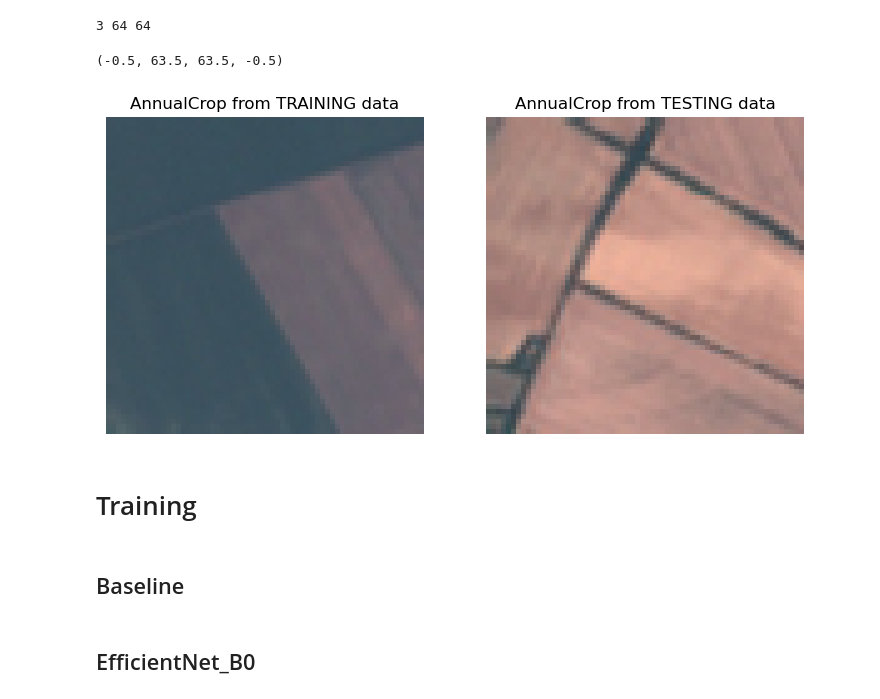
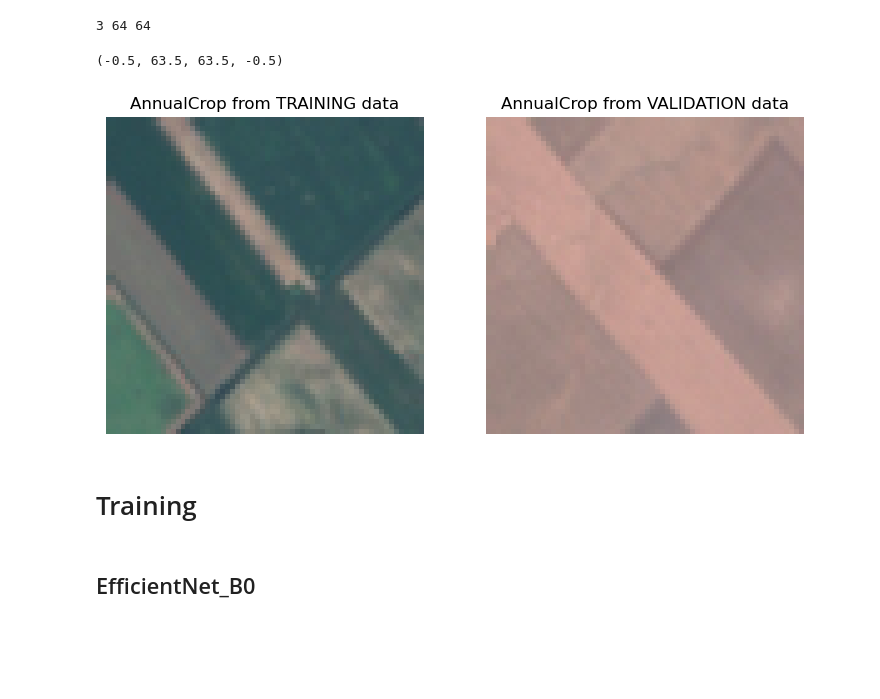
Before and after one commit to amrirasyidi/ztm_pytorch_exercise, a Jupyter notebook: 04_pytorch_custom_dataset_excercise.ipynb, the cells around one changed output. Drawn from its saved outputs; the diff is of its cells as text; code cells hidden in the pictures; blank space fills up the shorter version.

```diff
--- a/04_pytorch_custom_dataset_excercise.ipynb
+++ b/04_pytorch_custom_dataset_excercise.ipynb
@@ -208,34 +142,33 @@ transform = transforms.Compose([
 train_dataset = datasets.ImageFolder(root=train_path, transform=transform)
 train_loader = DataLoader(train_dataset, batch_size=BATCH_SIZE, shuffle=True)
 
-test_dataset = datasets.ImageFolder(root=test_path, transform=transform)
-test_loader = DataLoader(test_dataset, batch_size=BATCH_SIZE, shuffle=False)
+valid_dataset = datasets.ImageFolder(root=valid_path, transform=transform)
+valid_loader = DataLoader(valid_dataset, batch_size=BATCH_SIZE, shuffle=False)
 # %%
 IMG_CHANNEL, IMG_WIDTH, IMG_HEIGHT = train_dataset[0][0].shape[0], train_dataset[0][0].shape[1], train_dataset[0][0].shape[2]
 print(IMG_CHANNEL, IMG_WIDTH, IMG_HEIGHT)
 # %% [output]
 3 64 64
 # %%
+# check the data from train and valid dataset
 fig = plt.figure(figsize=(9, 9))
 
 img, label = train_dataset[index]
 fig.add_subplot(1, 2, 1)
 plt.imshow(img.permute(1, 2, 0))
 plt.title(f"{class_name[label]} from TRAINING data")
 plt.axis(False)
 
-img, label = test_dataset[index]
+img, label = valid_dataset[index]
 fig.add_subplot(1, 2, 2)
 plt.imshow(img.permute(1, 2, 0))
-plt.title(f"{class_name[label]} from TESTING data")
+plt.title(f"{class_name[label]} from VALIDATION data")
 plt.axis(False)
 # %% [output]
 (-0.5, 63.5, 63.5, -0.5)
-[figure, old version]
+[figure, new version]
 # %% [markdown]
 # Training
-# %% [markdown]
-## Baseline
 # %% [markdown]
 ## EfficientNet_B0
 # %%
```
Also changed, not shown: parts of 34 cells of this notebook, 4 other files.
